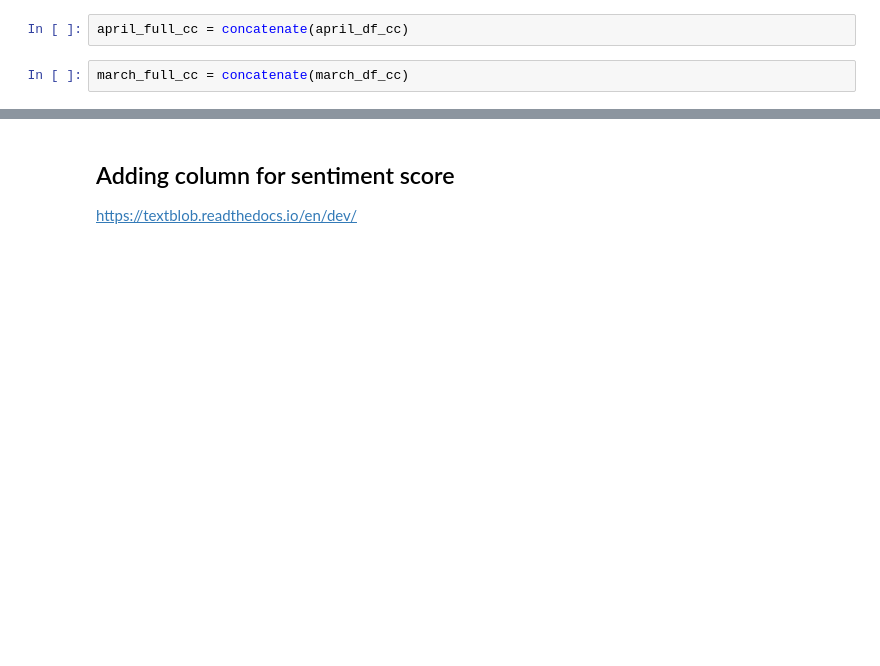
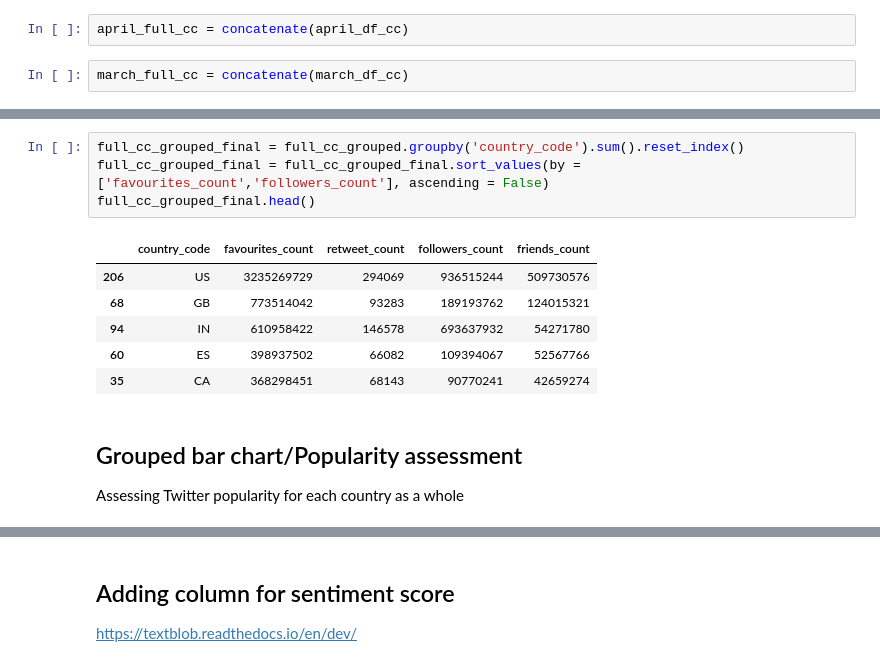
Before and after one commit to adrielk/Covid19-ML-and-Analysis, a Jupyter notebook: Covid-19 and Sentiment.ipynb, the cells around one changed output, grey strips where cells are left out. Drawn from its saved outputs; the diff is of its cells as text; blank space fills up the shorter version.

```diff
--- a/Covid-19 and Sentiment.ipynb
+++ b/Covid-19 and Sentiment.ipynb
@@ -241,0 +260,15 @@ march_full_cc.head(2)
+# %%
+full_cc_grouped_final = full_cc_grouped.groupby('country_code').sum().reset_index()
+full_cc_grouped_final = full_cc_grouped_final.sort_values(by = ['favourites_count','followers_count'], ascending = False)
+full_cc_grouped_final.head()
+# %% [output]
+|  | country_code | favourites_count | retweet_count | followers_count | friends_count |
+| 206 | US | 3235269729 | 294069 | 936515244 | 509730576 |
+| 68 | GB | 773514042 | 93283 | 189193762 | 124015321 |
+| 94 | IN | 610958422 | 146578 | 693637932 | 54271780 |
+| 60 | ES | 398937502 | 66082 | 109394067 | 52567766 |
+| 35 | CA | 368298451 | 68143 | 90770241 | 42659274 |
+# %% [markdown]
+## Grouped bar chart/Popularity assessment
+
+Assessing Twitter popularity for each country as a whole
```
Also changed, not shown: parts of 13 cells of this notebook.
